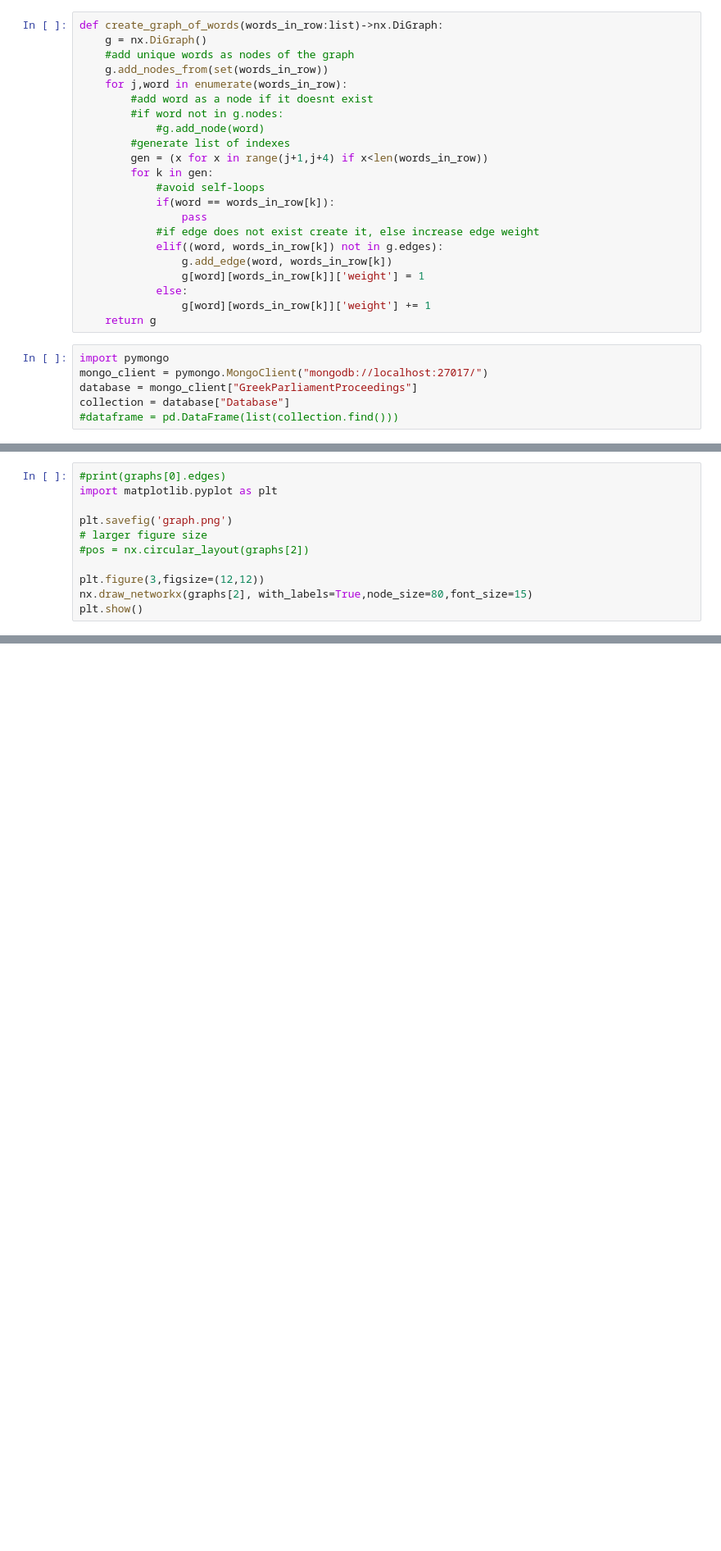
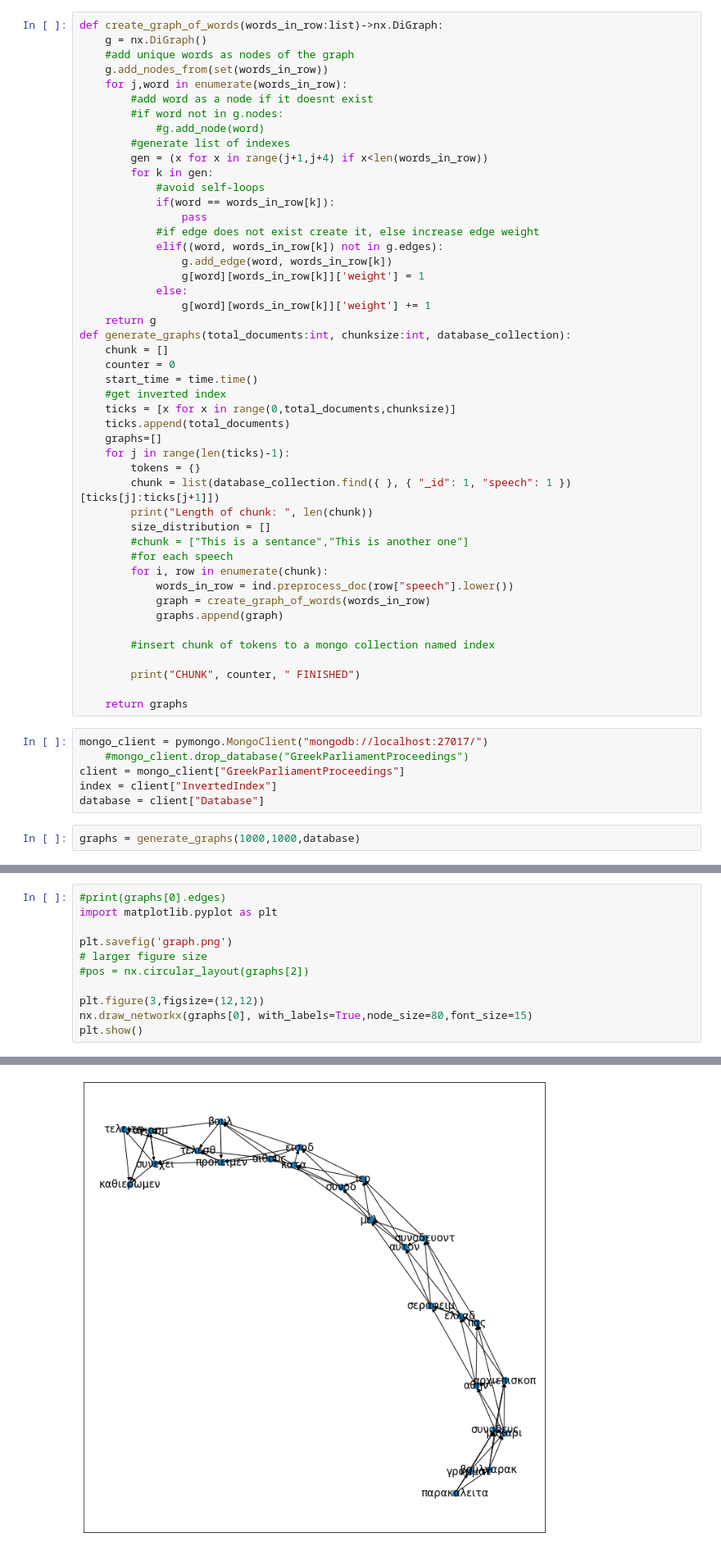
Before and after one commit to Sarrez/greek-parliament, a Jupyter notebook: keyword-extraction.ipynb, the cells around one changed output, grey strips where cells are left out. Shown at 82% size. Saved outputs shown, nothing was run; the diff lists cells and outputs as text; blank space fills up the shorter version.

```diff
--- a/keyword-extraction.ipynb
+++ b/keyword-extraction.ipynb
@@ -37,9 +38,36 @@ def create_graph_of_words(words_in_row:list)->nx.DiGraph:
             else:
                 g[word][words_in_row[k]]['weight'] += 1
     return g
+def generate_graphs(total_documents:int, chunksize:int, database_collection):
+    chunk = []
+    counter = 0
+    start_time = time.time()
+    #get inverted index
+    ticks = [x for x in range(0,total_documents,chunksize)]
+    ticks.append(total_documents)
+    graphs=[]
+    for j in range(len(ticks)-1):
+        tokens = {}
+        chunk = list(database_collection.find({ }, { "_id": 1, "speech": 1 })[ticks[j]:ticks[j+1]])
+        print("Length of chunk: ", len(chunk))
+        size_distribution = []
+        #chunk = ["This is a sentance","This is another one"]
+        #for each speech
+        for i, row in enumerate(chunk):
+            words_in_row = ind.preprocess_doc(row["speech"].lower())
+            graph = create_graph_of_words(words_in_row)
+            graphs.append(graph)
+
+        #insert chunk of tokens to a mongo collection named index
+
+        print("CHUNK", counter, " FINISHED")
+
+    return graphs
 # %%
-import pymongo
 mongo_client = pymongo.MongoClient("mongodb://localhost:27017/")
-database = mongo_client["GreekParliamentProceedings"]
-collection = database["Database"]
-#dataframe = pd.DataFrame(list(collection.find()))
+    #mongo_client.drop_database("GreekParliamentProceedings")
+client = mongo_client["GreekParliamentProceedings"]
+index = client["InvertedIndex"]
+database = client["Database"]
+# %%
+graphs = generate_graphs(1000,1000,database)
@@ -71,5 +93,6 @@ plt.savefig('graph.png')
 #pos = nx.circular_layout(graphs[2])
 
 plt.figure(3,figsize=(12,12))
-nx.draw_networkx(graphs[2], with_labels=True,node_size=80,font_size=15)
+nx.draw_networkx(graphs[0], with_labels=True,node_size=80,font_size=15)
 plt.show()
+# %% [output]
@@ -75,0 +100 @@ plt.show()
+[figure, added]
```
Also changed, not shown: parts of 8 cells of this notebook, 3 other files.
